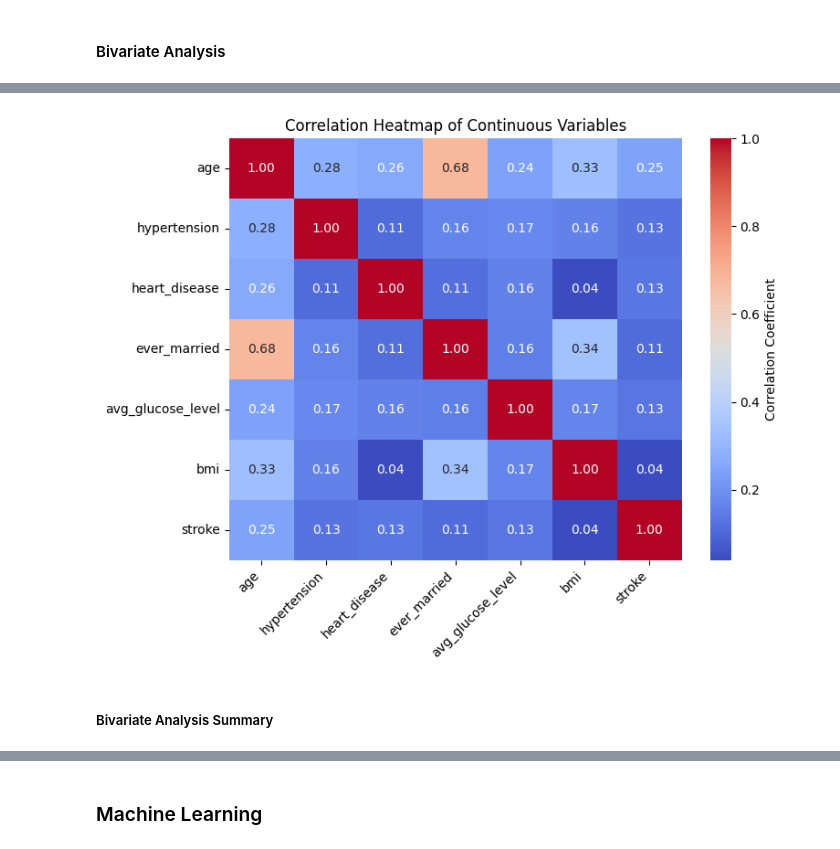
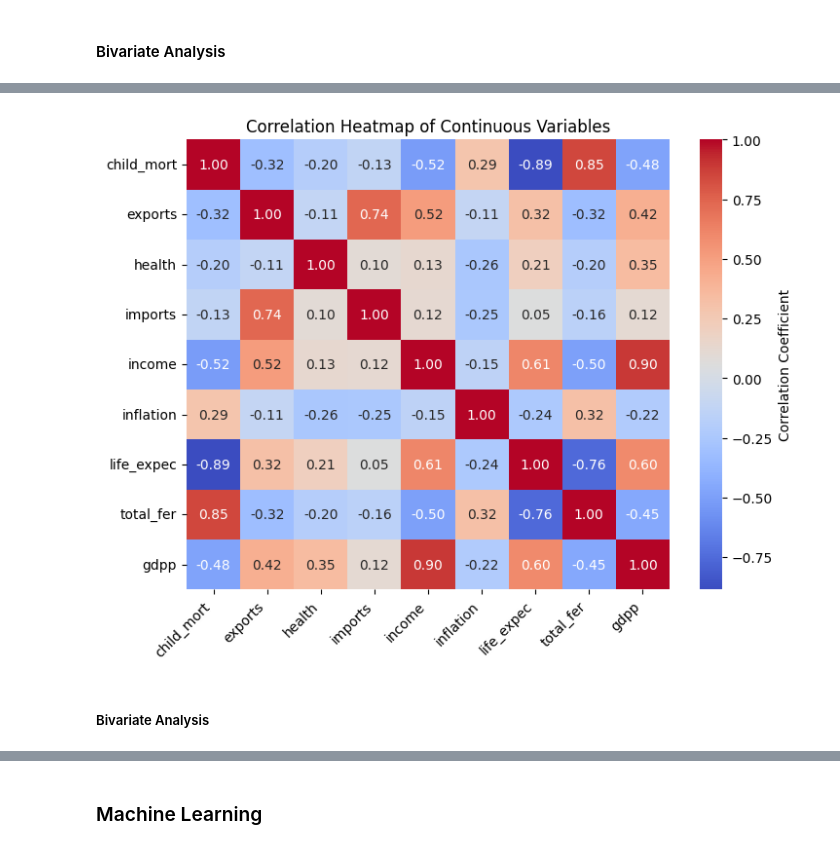
Before and after one commit to Thientvu/Country-Segmentation, a Jupyter notebook: Country_Segmentation.ipynb, the cells around one changed output, grey strips where cells are left out. Cells and saved outputs as stored; diff of their text form; code cells hidden in the pictures.

```diff
--- a/Country_Segmentation.ipynb
+++ b/Country_Segmentation.ipynb
@@ -31,4 +36,6 @@ import numpy as np
 import seaborn as sns
 import matplotlib.pyplot as plt
 pd.set_option('display.max_columns', None)
+# %%
+df = pd.read_csv('Data/archive/Country-data.csv')
 # %%
@@ -277,0 +188,19 @@ plt.show()
+# %%
+# Assuming df is your original DataFrame and you've already removed non-numeric columns like 'country'
+df_numeric = df.drop(['country'], axis=1)
+
+# Assuming df_numeric is your DataFrame with the numeric columns you want to plot
+plt.figure(figsize=(25, 35))  # Set the overall figure size
+
+# Creating a subplot for each numeric variable
+for i, var in enumerate(df_numeric.columns):
+    plt.subplot(3, 3, i + 1)  # Arrange the plots in a 3x3 grid or adjust based on the number of columns
+
+    # Plotting a box plot
+    df_numeric[var].plot(kind='box', ax=plt.gca(), color='brown')  # Using pandas plot function with kind='box'
+
+    plt.title(var)  # Add a title for each subplot to clearly identify the variable being plotted
+    plt.ylabel('Value')  # Set the y-axis label to show the values
+
+plt.tight_layout()  # Adjust layout to avoid overlap of subplots
+plt.show()
@@ -401,17 +392,15 @@ plt.show()  # Display the figure with the plots
 # %%
-df_continuous = df_cleaned[['age', 'hypertension', 'heart_disease',	'ever_married', 'avg_glucose_level', 'bmi', 'stroke']]
-
 # Calculate the correlation matrix
-correlations = df_continuous.corr()
+correlations = df_numeric.corr()
 
 # Create a heatmap to visualize the correlation matrix
 plt.figure(figsize=(8, 6))  # Adjust the figure size to ensure the plot is not too cramped
 sns.heatmap(correlations, annot=True, fmt=".2f", cmap='coolwarm', cbar_kws={'label': 'Correlation Coefficient'})
 plt.title('Correlation Heatmap of Continuous Variables')  # Add a title for clarity
 plt.xticks(rotation=45, ha = 'right')  # Rotate the x-axis labels for better readability
 plt.yticks(rotation=0)  # Ensure the y-axis labels are horizontal for clarity
 plt.show()
 # %% [output]
-[figure, old version]
+[figure, new version]
 # %% [markdown]
-##### Bivariate Analysis Summary
+##### Bivariate Analysis
```
Also changed, not shown: parts of 179 cells of this notebook, 3 other files.
